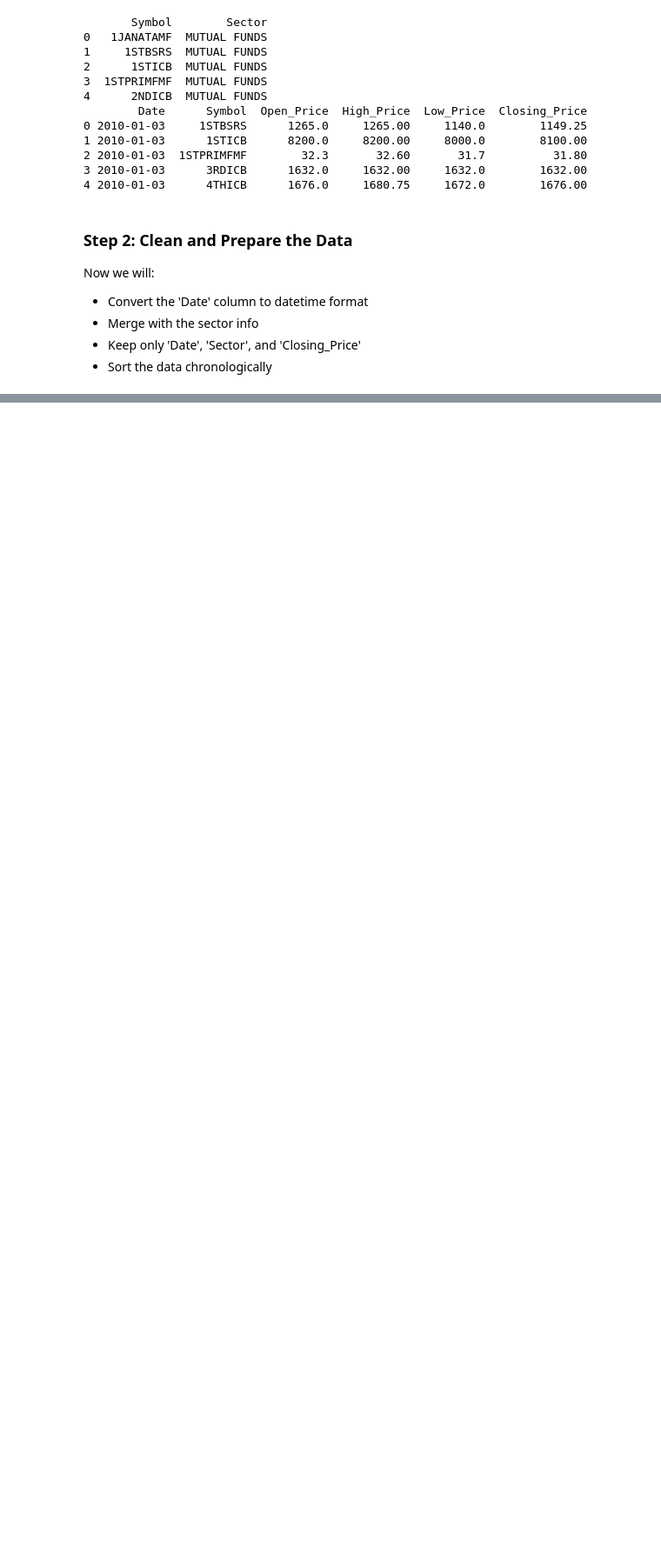
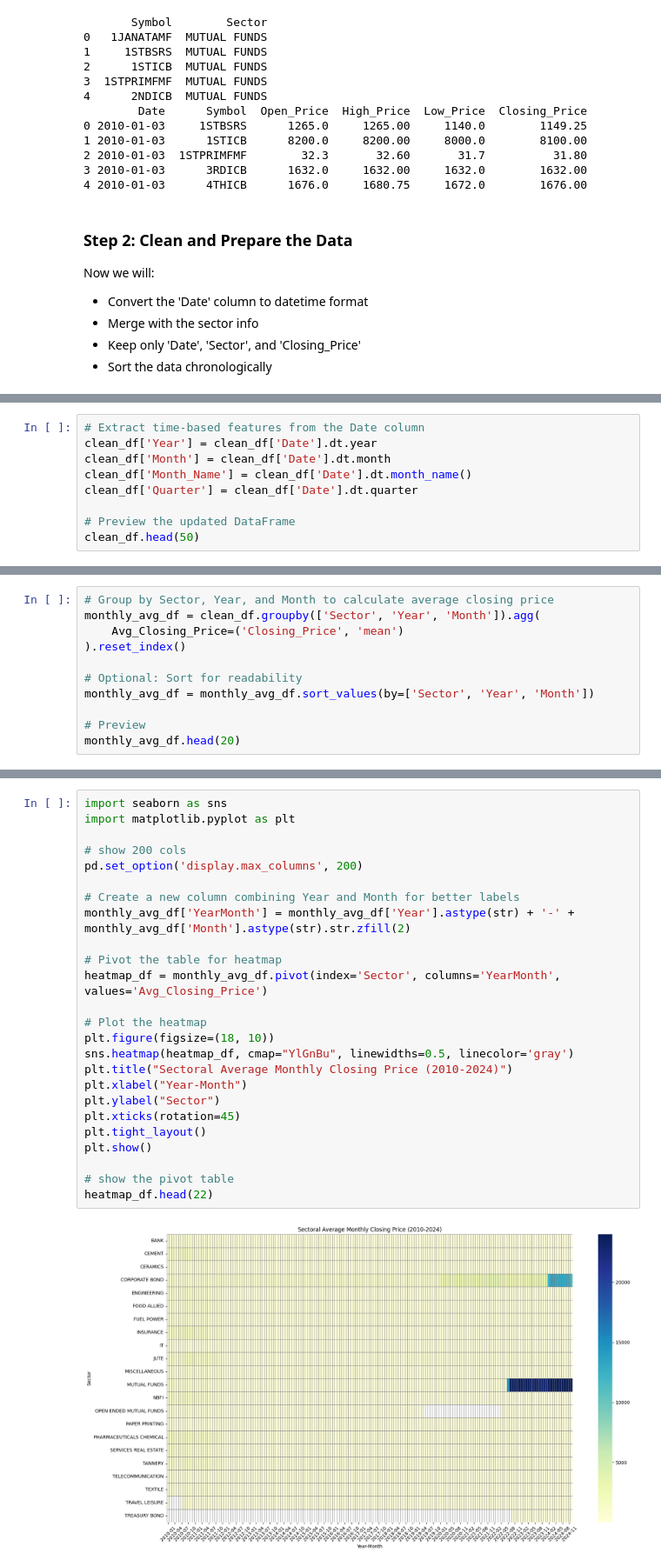
Before and after one commit to AsifZaman777/Sectoral-performance-prediction, a Jupyter notebook: SPF.ipynb, the cells around one changed output, grey strips where cells are left out. Shown at 87% size. Cells and saved outputs as stored; diff of their text form; blank space fills up the shorter version.

```diff
--- a/SPF.ipynb
+++ b/SPF.ipynb
@@ -82,0 +98,9 @@ clean_df.head(50)
+# %%
+# Extract time-based features from the Date column
+clean_df['Year'] = clean_df['Date'].dt.year
+clean_df['Month'] = clean_df['Date'].dt.month
+clean_df['Month_Name'] = clean_df['Date'].dt.month_name()
+clean_df['Quarter'] = clean_df['Date'].dt.quarter
+
+# Preview the updated DataFrame
+clean_df.head(50)
@@ -82,0 +132,11 @@ clean_df.head(50)
+# %%
+# Group by Sector, Year, and Month to calculate average closing price
+monthly_avg_df = clean_df.groupby(['Sector', 'Year', 'Month']).agg(
+    Avg_Closing_Price=('Closing_Price', 'mean')
+).reset_index()
+
+# Optional: Sort for readability
+monthly_avg_df = monthly_avg_df.sort_values(by=['Sector', 'Year', 'Month'])
+
+# Preview
+monthly_avg_df.head(20)
@@ -82,0 +179,27 @@ clean_df.head(50)
+# %%
+import seaborn as sns
+import matplotlib.pyplot as plt
+
+# show 200 cols
+pd.set_option('display.max_columns', 200)
+
+# Create a new column combining Year and Month for better labels
+monthly_avg_df['YearMonth'] = monthly_avg_df['Year'].astype(str) + '-' + monthly_avg_df['Month'].astype(str).str.zfill(2)
+
+# Pivot the table for heatmap
+heatmap_df = monthly_avg_df.pivot(index='Sector', columns='YearMonth', values='Avg_Closing_Price')
+
+# Plot the heatmap
+plt.figure(figsize=(18, 10))
+sns.heatmap(heatmap_df, cmap="YlGnBu", linewidths=0.5, linecolor='gray')
+plt.title("Sectoral Average Monthly Closing Price (2010-2024)")
+plt.xlabel("Year-Month")
+plt.ylabel("Sector")
+plt.xticks(rotation=45)
+plt.tight_layout()
+plt.show()
+
+# show the pivot table
+heatmap_df.head(22)
+# %% [output]
+[figure, added]
```
Also changed, not shown: parts of 8 cells of this notebook.
